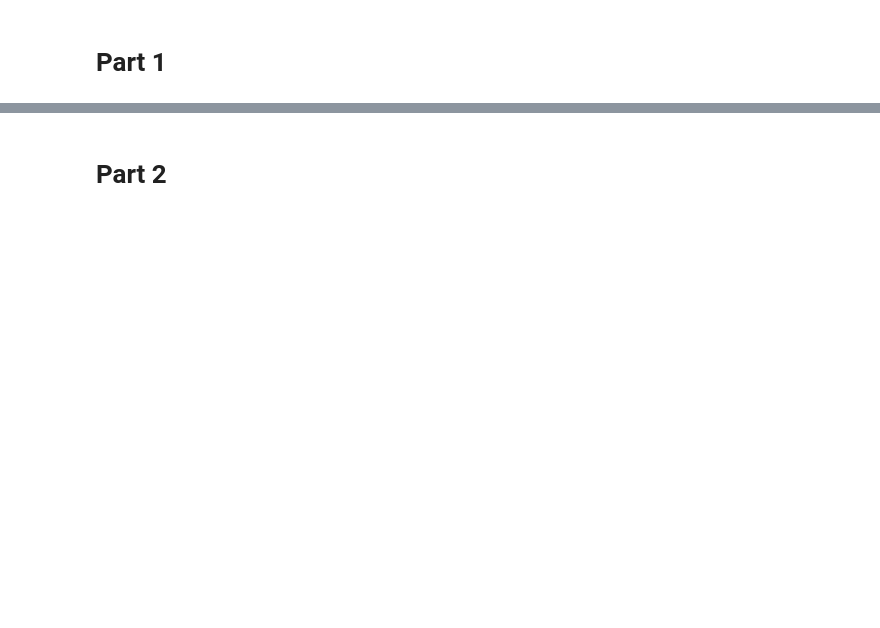
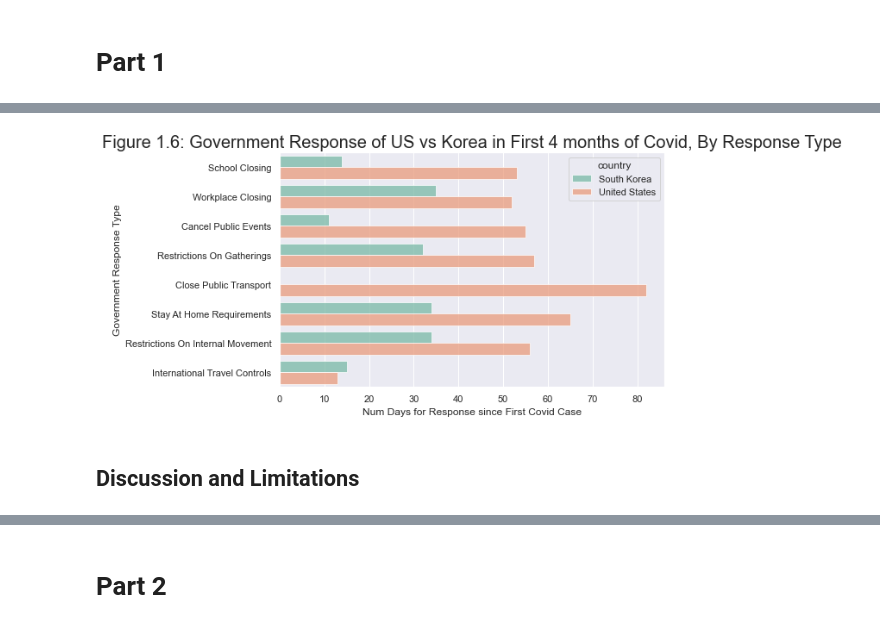
Before and after one commit to yenniejun/oii-sds-fundamentals-summative, a Jupyter notebook: summative.ipynb, the cells around one changed output, grey strips where cells are left out. Saved outputs shown, nothing was run; the diff lists cells and outputs as text; code cells hidden in the pictures; blank space fills up the shorter version.

```diff
--- a/summative.ipynb
+++ b/summative.ipynb
@@ -235,0 +204,24 @@ Conculsions
+# %%
+df_bar_data = df_melt[df_melt.value!=0].groupby(['variable', 'country']).first()\
+    ["response_since_first_infection"].reset_index()
+
+# Map days (datetime object) to integers
+df_bar_data["response_since_first_infection"] = df_bar_data["response_since_first_infection"]\
+    .apply(lambda a: a.days)
+
+# Plot barplot
+sns.set(rc={'figure.figsize':(8,5)})
+g = sns.barplot(data=df_bar_data, y="variable", x="response_since_first_infection", alpha=0.7,
+                hue="country", palette="Set2", orient='h', ci=False)
+
+# Format the ticklabels to capitalize each word
+g.set_yticklabels([' '.join([a.capitalize() for a in c.split('_')[1:]]) for c in df_melt.variable.unique()])
+
+# Add labels and title
+g.set_xlabel('Num Days for Response since First Covid Case')
+g.set_ylabel('Government Response Type')
+plt.title('Figure 1.6: Government Response of US vs Korea in First 4 months of Covid, By Response Type', fontsize=20);
+# %% [output]
+[figure, added]
+# %% [markdown]
+## Discussion and Limitations
```
Also changed, not shown: parts of 118 cells of this notebook, 4 other files.
